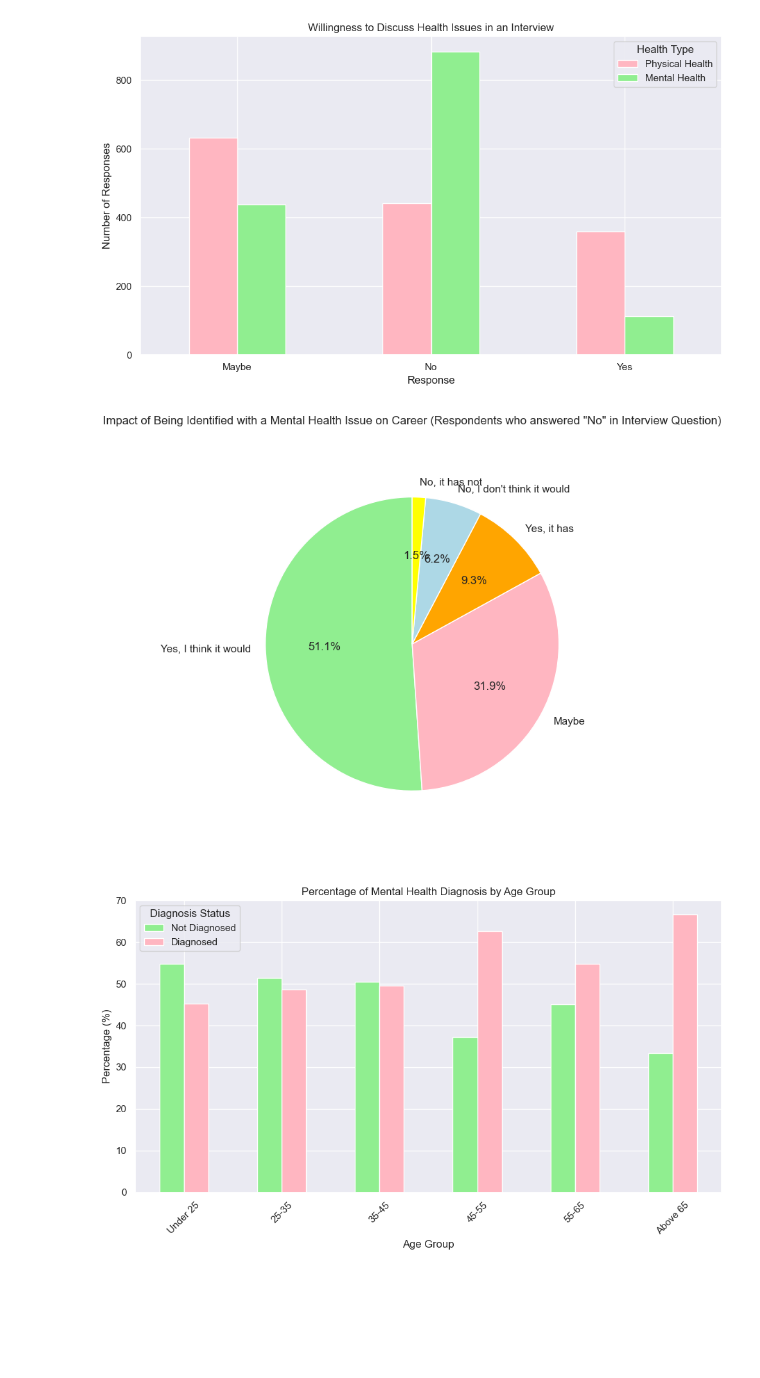
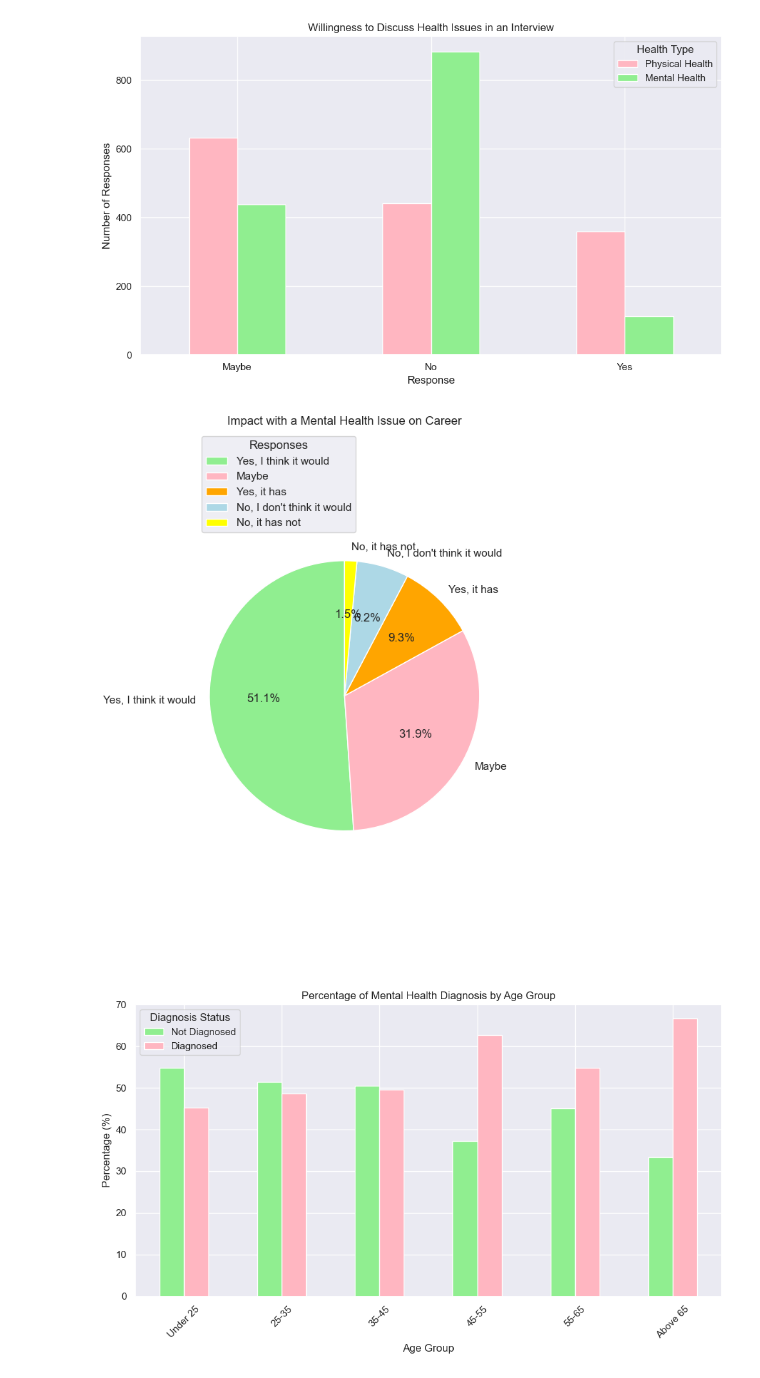
Before and after one commit to Keegawho198/Project-1_Mental-Health, a Jupyter notebook: Mental Health.ipynb, the cells around one changed output. Saved outputs shown, nothing was run; the diff lists cells and outputs as text; code cells hidden in the pictures; blank space fills up the shorter version.

Commit message:
Imrove graphs

```diff
--- a/Mental Health.ipynb
+++ b/Mental Health.ipynb
@@ -1717,36 +1717,41 @@ hurt_career_col = 'Do you feel that being identified as a person with a mental h
 # Filter for respondents who answered 'No' to the first question
 no_interview_df = data_df[data_df[bring_up_issue_col].str.strip().str.lower() == 'no']
 
 # Count the occurrences of each response for the career impact question
 response_counts = no_interview_df[hurt_career_col].value_counts()
 
 # Check if response_counts is empty
 if response_counts.empty:
     print("No responses found for the career impact question.")
 else:
     # Create a simple pie chart
     plt.figure(figsize=(6, 8))
 
     # Define custom colors
     colors = ['lightgreen', 'lightpink', 'orange', 'lightblue', 'yellow']  # Use the specified colors
 
     # Create the pie chart
     plt.pie(response_counts, labels=response_counts.index, autopct='%1.1f%%', startangle=90, colors=colors[:len(response_counts)])
 
     # Title
-    plt.title('Impact of Being Identified with a Mental Health Issue on Career (Respondents who answered "No" in Interview Question)')
+    #plt.title('Impact of Being Identified with a Mental Health Issue on Career (Respondents who answered "No" in Interview Question)')
+    #changing title, too long in image
+    plt.title('Impact with a Mental Health Issue on Career')
 
     # Show the chart
     plt.axis('equal')  # Equal aspect ratio ensures that pie is drawn as a circle.
-    #plt.legend(response_counts, title="Responses", loc="upper right")
+    plt.legend(response_counts.index, title="Responses", loc="upper left")
+
+    plt.tight_layout()  # Adjust layout
+
 
 
     plt.savefig("output/ImpactWithMentalHealthCareer.png")# save graph as image
 
 
     plt.show()
 # %% [output]
-[figure, old version]
+[figure, new version]
 # %%
 # Define age groups and a function to categorize ages
 def categorize_age(age):
```
Also changed, not shown: 1 other file.
